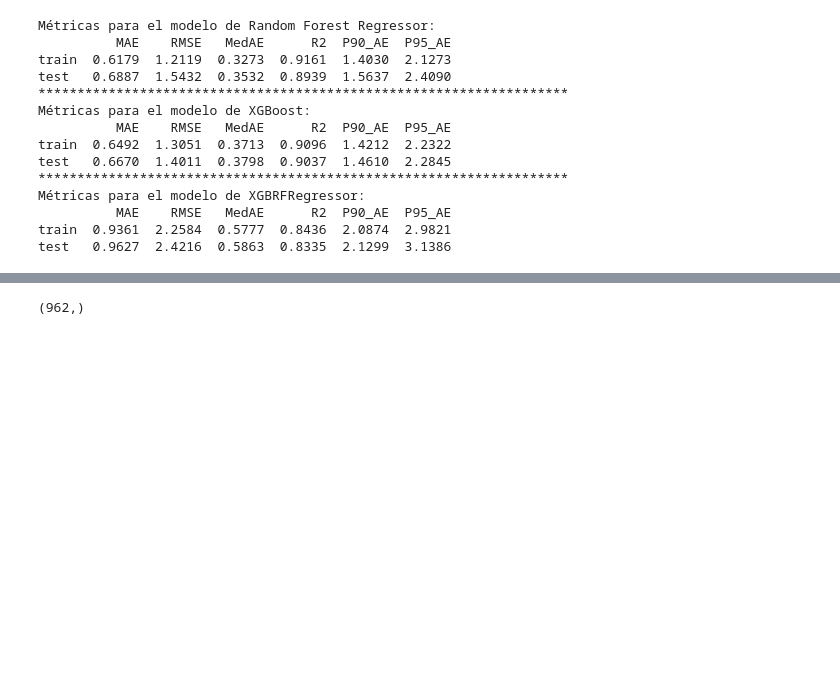
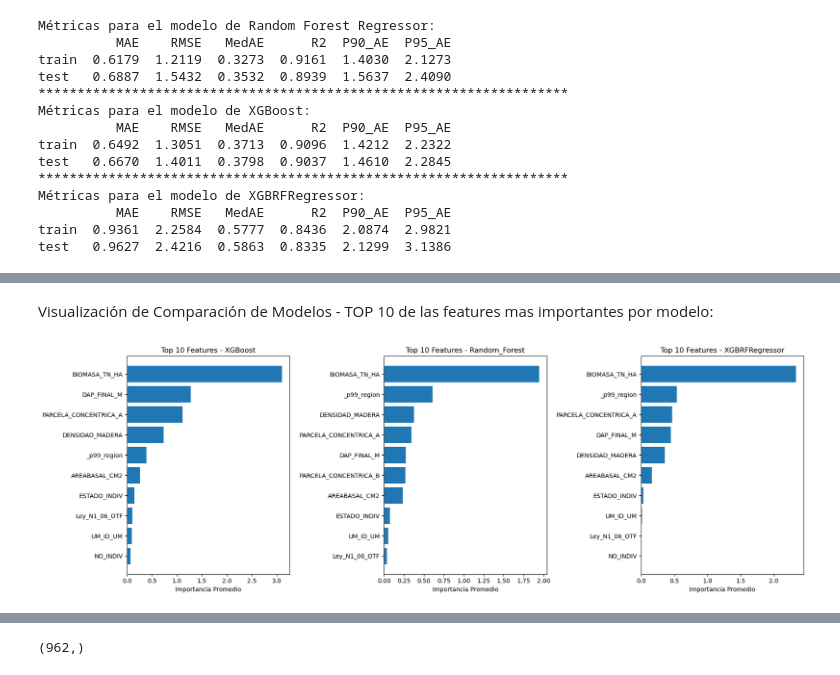
Before and after one commit to poggiogu/DiploDatos2025_Mentoria_17, a Jupyter notebook: mentoria_17_tp3_GRUPO1.ipynb, the cells around one changed output, grey strips where cells are left out. Saved outputs shown, nothing was run; the diff lists cells and outputs as text; code cells hidden in the pictures; blank space fills up the shorter version.

```diff
--- a/mentoria_17_tp3_GRUPO1.ipynb
+++ b/mentoria_17_tp3_GRUPO1.ipynb
@@ -902,0 +1020,25 @@ test   0.9627  2.4216  0.5863  0.8335  2.1299  3.1386
+# %% [markdown]
+Visualización de Comparación de Modelos - TOP 10 de las features mas importantes por modelo:
+# %%
+# Gráfico de comparación de importancia
+fig, axes = plt.subplots(1, 3, figsize=(18, 6))
+
+models = ['XGBoost', 'Random_Forest', 'XGBRFRegressor']
+shap_values_list = [shap_values_xgb, shap_values_rf, shap_values_xgbrf]
+
+for i, (model, shap_vals) in enumerate(zip(models, shap_values_list)):
+    # Top 10 features más importantes
+    top_10_idx = np.argsort(np.abs(shap_vals).mean(axis=0))[-10:]
+    top_10_features = feature_names[top_10_idx]
+    top_10_importance = np.abs(shap_vals).mean(axis=0)[top_10_idx]
+
+    axes[i].barh(range(len(top_10_features)), top_10_importance)
+    axes[i].set_yticks(range(len(top_10_features)))
+    axes[i].set_yticklabels(top_10_features)
+    axes[i].set_title(f'Top 10 Features - {model}')
+    axes[i].set_xlabel('Importancia Promedio')
+
+plt.tight_layout()
+plt.show()
+# %% [output]
+[figure, added]
```
Also changed, not shown: parts of 18 cells of this notebook.
